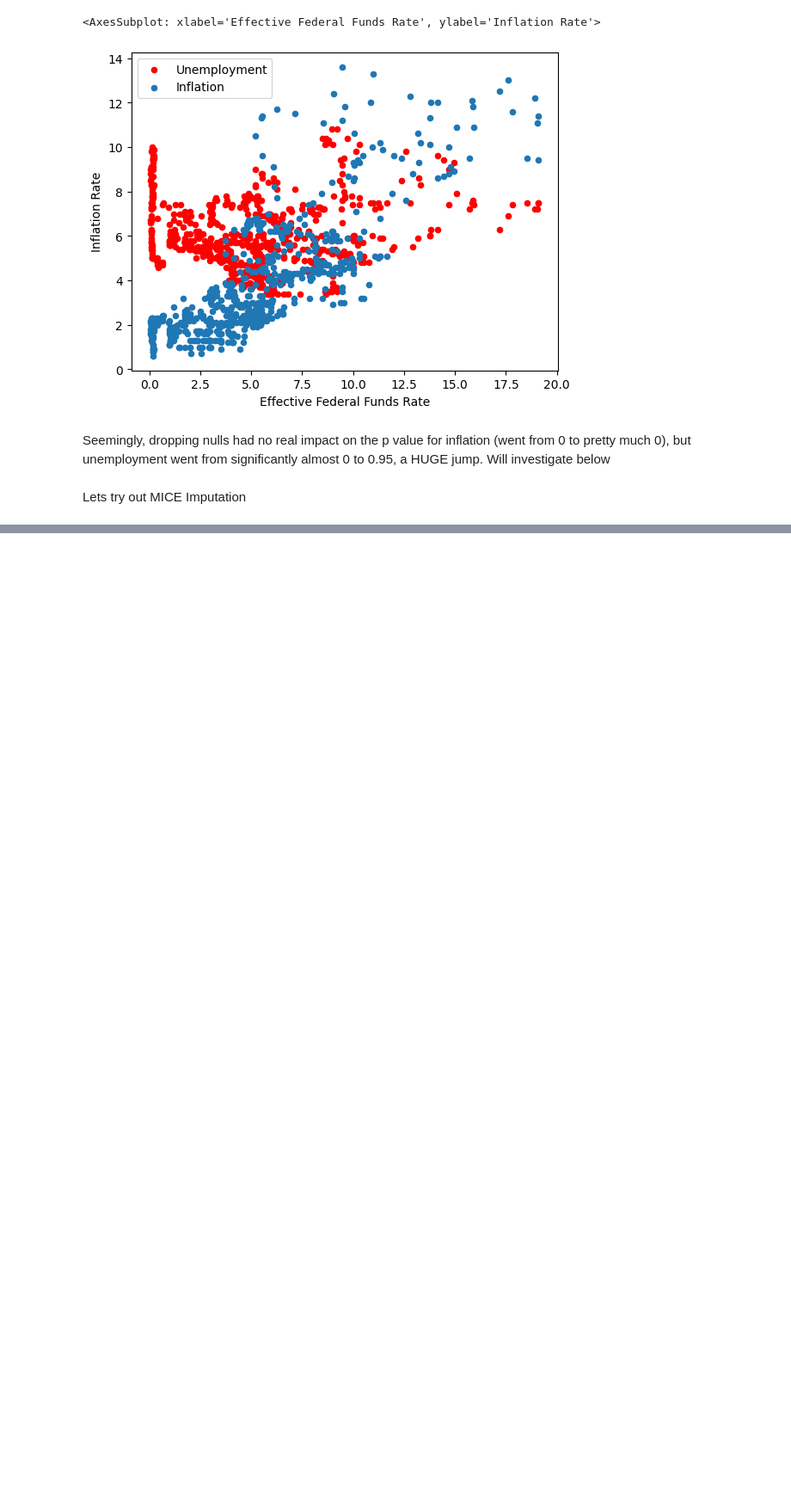
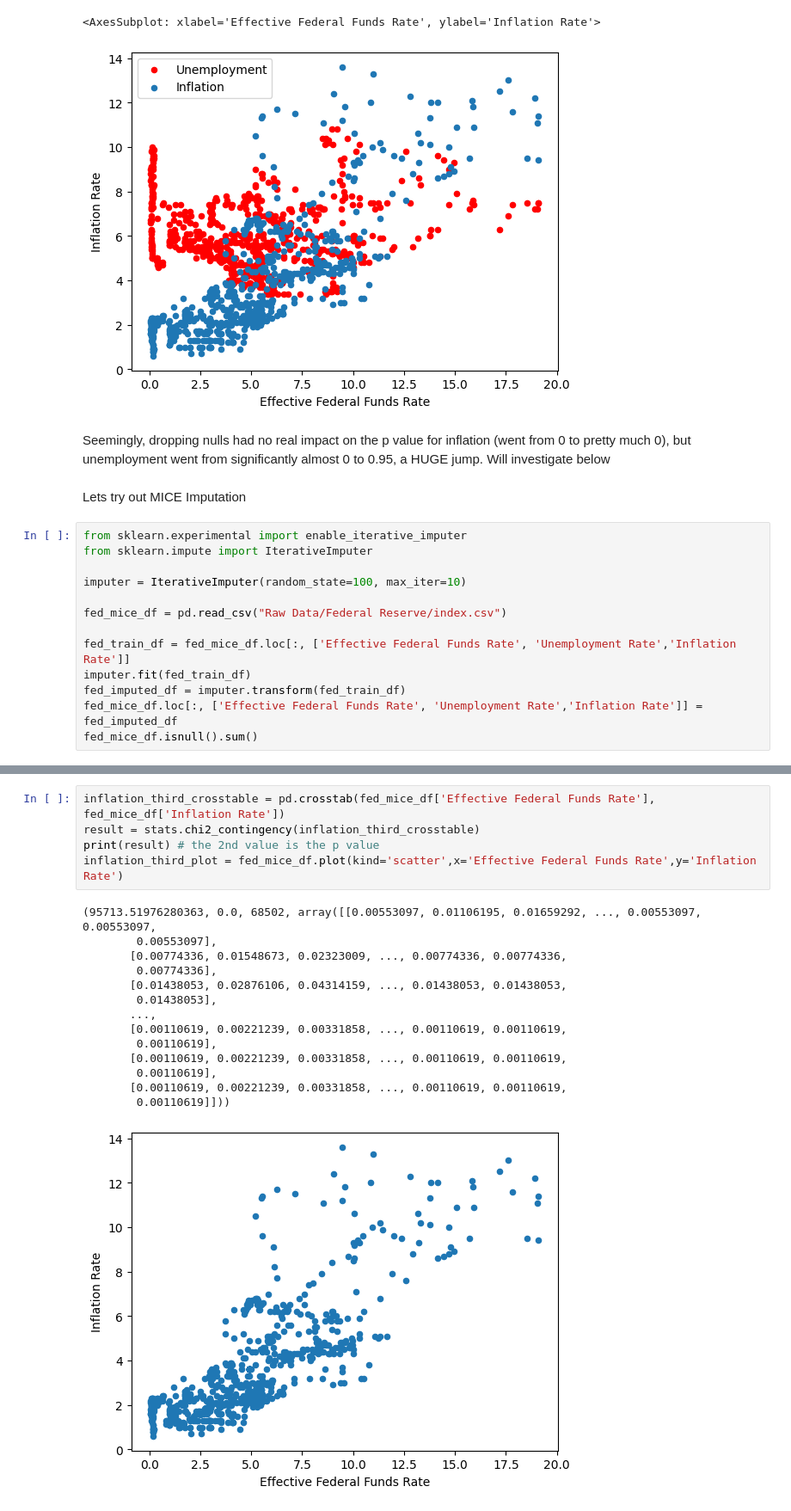
Before and after one commit to MosheKash/CMSC320FinalProject, a Jupyter notebook: Final_Project.ipynb, the cells around one changed output, grey strips where cells are left out. Shown at 86% size. Cells and saved outputs as stored; diff of their text form; blank space fills up the shorter version.

```diff
--- a/Final_Project.ipynb
+++ b/Final_Project.ipynb
@@ -295,3 +295,16 @@ fed_nonnull_df.plot.scatter(x='Effective Federal Funds Rate',y='Inflation Rate',
 Seemingly, dropping nulls had no real impact on the p value for inflation (went from 0 to pretty much 0), but unemployment went from significantly almost 0 to 0.95, a HUGE jump. Will investigate below
 # %% [markdown]
 Lets try out MICE Imputation
+# %%
+from sklearn.experimental import enable_iterative_imputer
+from sklearn.impute import IterativeImputer
+
+imputer = IterativeImputer(random_state=100, max_iter=10)
+
+fed_mice_df = pd.read_csv("Raw Data/Federal Reserve/index.csv")
+
+fed_train_df = fed_mice_df.loc[:, ['Effective Federal Funds Rate', 'Unemployment Rate','Inflation Rate']]
+imputer.fit(fed_train_df)
+fed_imputed_df = imputer.transform(fed_train_df)
+fed_mice_df.loc[:, ['Effective Federal Funds Rate', 'Unemployment Rate','Inflation Rate']] = fed_imputed_df
+fed_mice_df.isnull().sum()
@@ -297,0 +323,20 @@ Lets try out MICE Imputation
+# %%
+inflation_third_crosstable = pd.crosstab(fed_mice_df['Effective Federal Funds Rate'], fed_mice_df['Inflation Rate'])
+result = stats.chi2_contingency(inflation_third_crosstable)
+print(result) # the 2nd value is the p value
+inflation_third_plot = fed_mice_df.plot(kind='scatter',x='Effective Federal Funds Rate',y='Inflation Rate')
+# %% [output]
+(95713.51976280363, 0.0, 68502, array([[0.00553097, 0.01106195, 0.01659292, ..., 0.00553097, 0.00553097,
+        0.00553097],
+       [0.00774336, 0.01548673, 0.02323009, ..., 0.00774336, 0.00774336,
+        0.00774336],
+       [0.01438053, 0.02876106, 0.04314159, ..., 0.01438053, 0.01438053,
+        0.01438053],
+       ...,
+       [0.00110619, 0.00221239, 0.00331858, ..., 0.00110619, 0.00110619,
+        0.00110619],
+       [0.00110619, 0.00221239, 0.00331858, ..., 0.00110619, 0.00110619,
+        0.00110619],
+       [0.00110619, 0.00221239, 0.00331858, ..., 0.00110619, 0.00110619,
+        0.00110619]]))
+[figure, added]
```
Also changed, not shown: parts of 4 cells of this notebook.
